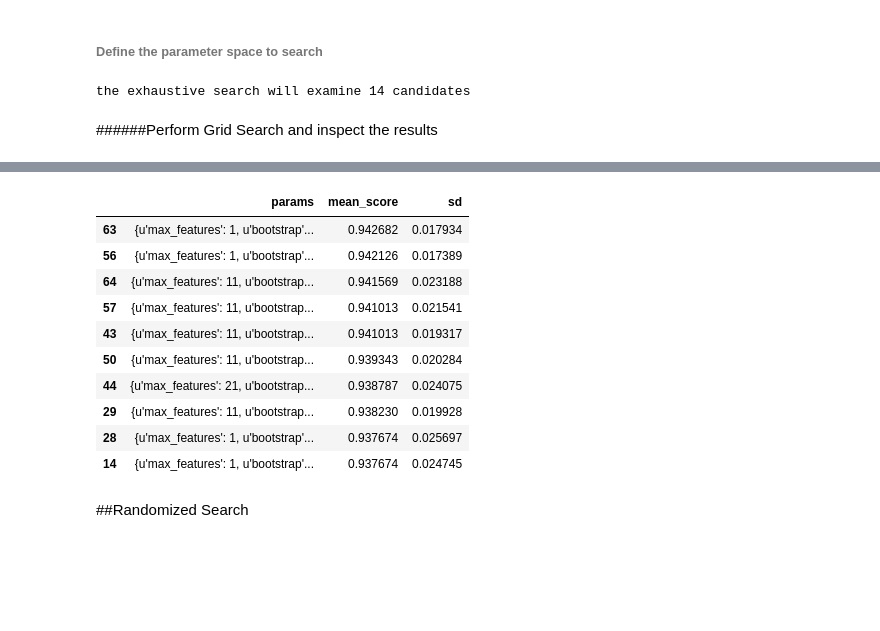
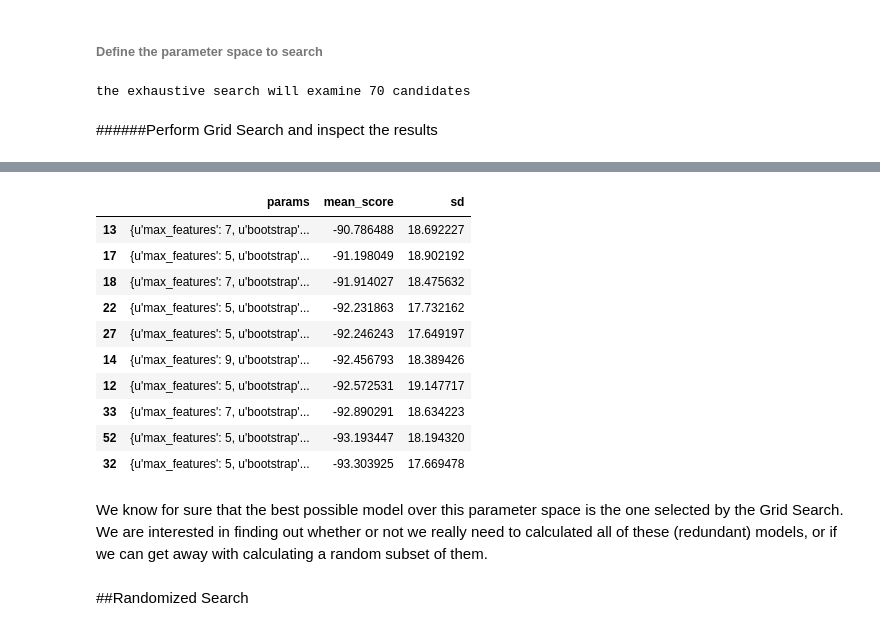
Before and after one commit to dkmehrmann/Kaggle, a Jupyter notebook: ASTR/ASTR 596.ipynb, the cells around one changed output, grey strips where cells are left out. Saved outputs shown, nothing was run; the diff lists cells and outputs as text; code cells hidden in the pictures; blank space fills up the shorter version.

```diff
--- a/ASTR/ASTR 596.ipynb
+++ b/ASTR/ASTR 596.ipynb
@@ -56,0 +39,12 @@ Data Set Characteristics:
+# %%
+df = pd.read_csv('2001.csv',encoding='latin-1',usecols=[1,3,8,10,12,13,16,17,18,21,23])
+df=df[::1000]
+
+categorical_vars = ['UniqueCarrier', 'Origin', 'Dest', 'Month','DayOfWeek', 'TailNum','Cancelled','Diverted']
+
+for col in categorical_vars:
+    df[col] = LabelEncoder().fit_transform(df[col])
+    df[col] = df[col].astype(object)
+
+df_notna = df[df['AirTime'].notnull()] # the data we can train on
+df_withna = df[df['AirTime'].isnull()] # the data we want to impute
@@ -57,5 +63,4 @@ Data Set Characteristics:
 # %%
-#split the data into x and y
-
-X = dgts.data
-y = dgts.target
+# split the data into x and y
+X = df_notna.drop('AirTime',axis=1)
+y = df_notna['AirTime']
@@ -72,7 +97,7 @@ X.shape
 # %% [markdown]
 ####Define the classifier
 # %%
-forest = RandomForestClassifier(n_estimators = 100, random_state=91)
+forest = RandomForestRegressor(n_estimators = 100, random_state=91)
 # %%
 #a function to turn grid search scores into a dataframe
 def get_data_frame(scores):
@@ -90,23 +115,23 @@ def get_data_frame(scores):
 # %% [markdown]
 ###### Define the parameter space to search
 # %%
-feat_range = np.arange(1,X.shape[1],10)
-depth_range = np.arange(1,51,10)
+feat_range = np.arange(1,X.shape[1],2)
+depth_range = np.arange(1,21,3)
 boot_range = [True, False]
 
 params = {'max_features':feat_range,
          'max_depth':depth_range,
          'bootstrap':boot_range}
 
-n_combos = len(feat_range) + len(depth_range) + len(boot_range)
+n_combos = len(feat_range) * len(depth_range) * len(boot_range)
 
 print('the exhaustive search will examine {0} candidates'.format(n_combos))
 # %% [output]
-the exhaustive search will examine 14 candidates
+the exhaustive search will examine 70 candidates
 # %% [markdown]
 ######Perform Grid Search and inspect the results
 # %%
-grid = GridSearchCV(forest, params, cv = 5, n_jobs=-1, scoring='accuracy',random_state=91)
+grid = GridSearchCV(forest, params, cv = 5, n_jobs=-1, scoring='mean_squared_error')
 
 start = datetime.datetime.now()
 
@@ -122,14 +147,16 @@ df_grid
 |  | params | mean_score | sd |
-| 63 | {u'max_features': 1, u'bootstrap'... | 0.942682 | 0.017934 |
-| 56 | {u'max_features': 1, u'bootstrap'... | 0.942126 | 0.017389 |
-| 64 | {u'max_features': 11, u'bootstrap... | 0.941569 | 0.023188 |
-| 57 | {u'max_features': 11, u'bootstrap... | 0.941013 | 0.021541 |
-| 43 | {u'max_features': 11, u'bootstrap... | 0.941013 | 0.019317 |
-| 50 | {u'max_features': 11, u'bootstrap... | 0.939343 | 0.020284 |
-| 44 | {u'max_features': 21, u'bootstrap... | 0.938787 | 0.024075 |
-| 29 | {u'max_features': 11, u'bootstrap... | 0.938230 | 0.019928 |
-| 28 | {u'max_features': 1, u'bootstrap'... | 0.937674 | 0.025697 |
-| 14 | {u'max_features': 1, u'bootstrap'... | 0.937674 | 0.024745 |
+| 13 | {u'max_features': 7, u'bootstrap'... | -90.786488 | 18.692227 |
+| 17 | {u'max_features': 5, u'bootstrap'... | -91.198049 | 18.902192 |
+| 18 | {u'max_features': 7, u'bootstrap'... | -91.914027 | 18.475632 |
+| 22 | {u'max_features': 5, u'bootstrap'... | -92.231863 | 17.732162 |
+| 27 | {u'max_features': 5, u'bootstrap'... | -92.246243 | 17.649197 |
+| 14 | {u'max_features': 9, u'bootstrap'... | -92.456793 | 18.389426 |
+| 12 | {u'max_features': 5, u'bootstrap'... | -92.572531 | 19.147717 |
+| 33 | {u'max_features': 7, u'bootstrap'... | -92.890291 | 18.634223 |
+| 52 | {u'max_features': 5, u'bootstrap'... | -93.193447 | 18.194320 |
+| 32 | {u'max_features': 5, u'bootstrap'... | -93.303925 | 17.669478 |
+# %% [markdown]
+We know for sure that the best possible model over this parameter space is the one selected by the Grid Search. We are interested in finding out whether or not we really need to calculated all of these (redundant) models, or if we can get away with calculating a random subset of them.
 # %% [markdown]
 ##Randomized Search
 # %% [markdown]
```
Also changed, not shown: parts of 25 cells of this notebook.
